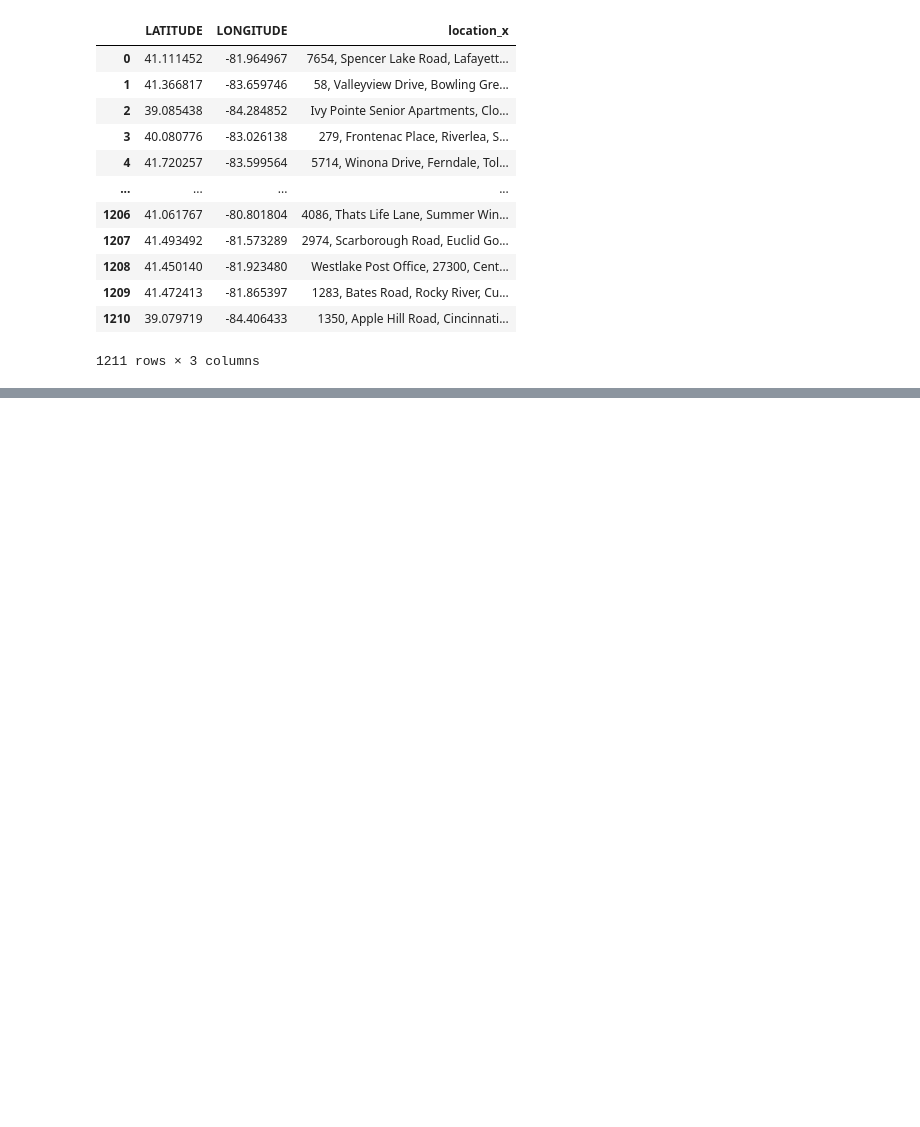
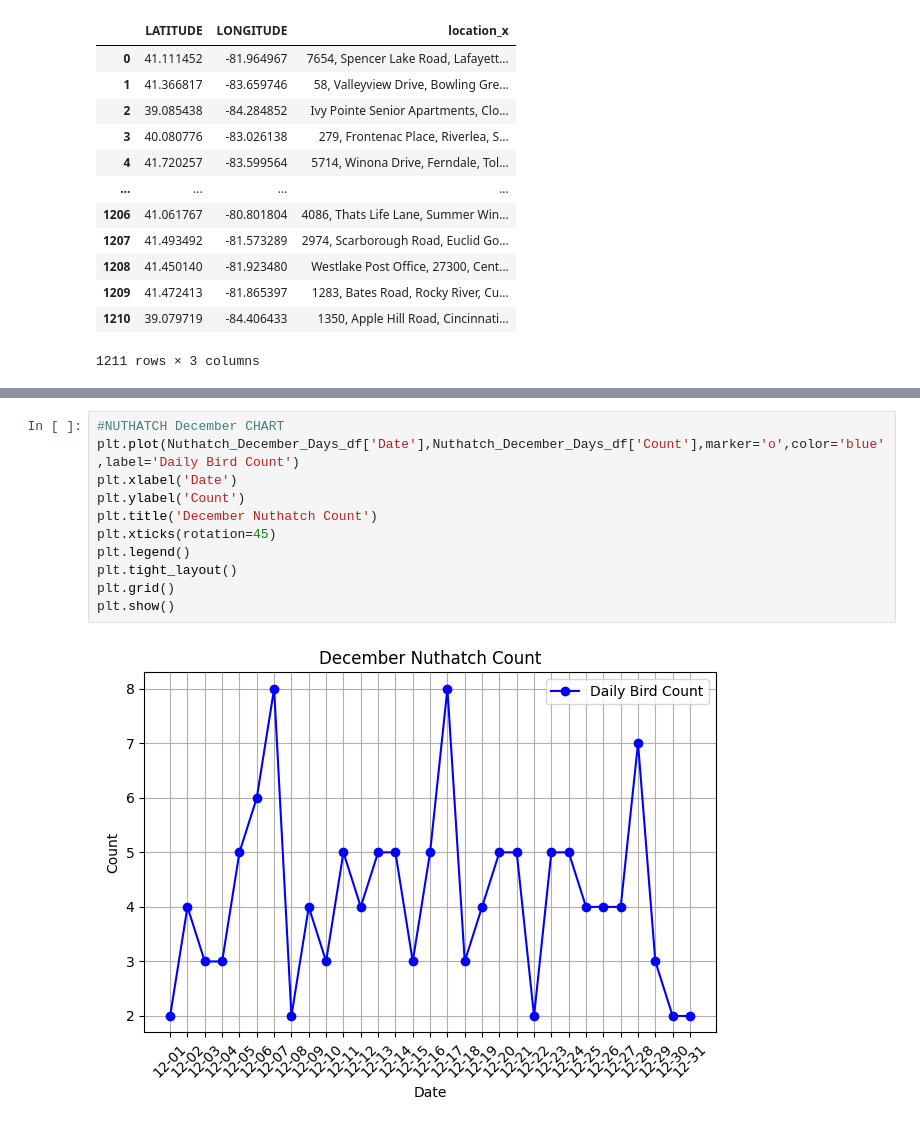
Before and after one commit to AWDameron/Birds_In_Ohio, a Jupyter notebook: Bird_finder.ipynb, the cells around one changed output, grey strips where cells are left out. Saved outputs shown, nothing was run; the diff lists cells and outputs as text; blank space fills up the shorter version.

```diff
--- a/Bird_finder.ipynb
+++ b/Bird_finder.ipynb
@@ -537,0 +519,13 @@ plt.show()
+# %%
+#NUTHATCH December CHART
+plt.plot(Nuthatch_December_Days_df['Date'],Nuthatch_December_Days_df['Count'],marker='o',color='blue',label='Daily Bird Count')
+plt.xlabel('Date')
+plt.ylabel('Count')
+plt.title('December Nuthatch Count')
+plt.xticks(rotation=45)
+plt.legend()
+plt.tight_layout()
+plt.grid()
+plt.show()
+# %% [output]
+[figure, added]
```
Also changed, not shown: parts of 40 cells of this notebook, 4 other files.
